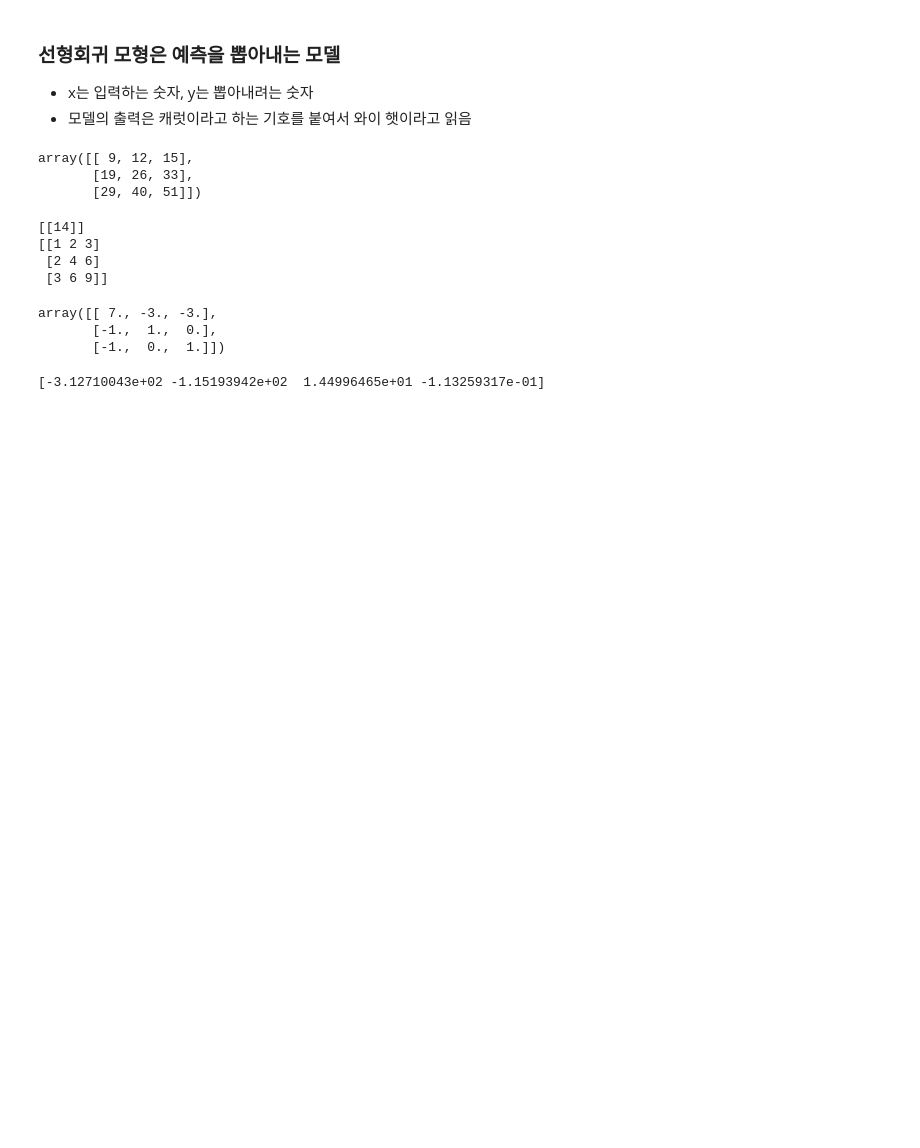
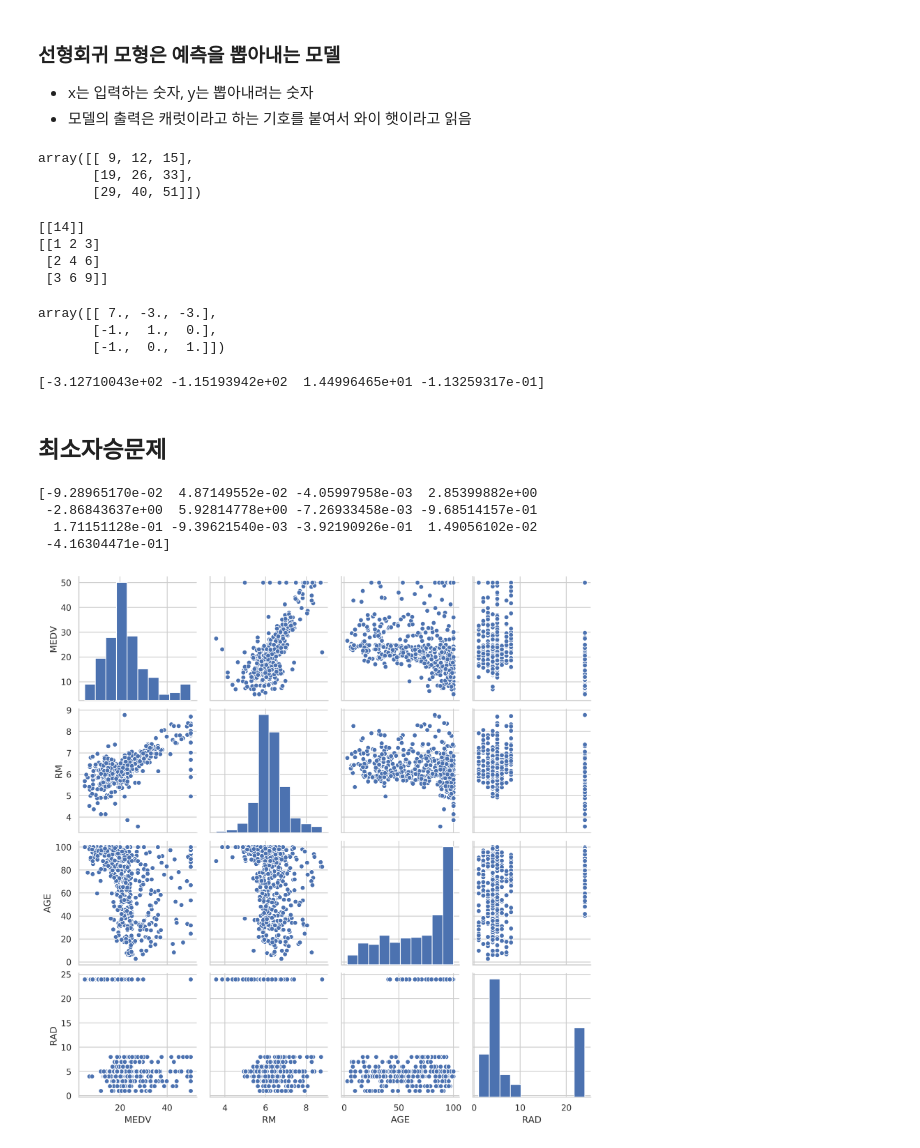
Before and after one commit to Seuleeee/python, a Jupyter notebook: linear_algebra/matrix_numpy.ipynb, the cells around one changed output. Drawn from its saved outputs; the diff is of its cells as text; code cells hidden in the pictures; blank space fills up the shorter version.

Commit message:
보스턴 집값, 최소자승문제, 벡터 기하학

```diff
--- a/linear_algebra/matrix_numpy.ipynb
+++ b/linear_algebra/matrix_numpy.ipynb
@@ -302,3 +302,28 @@ x = np.dot(Ainv, b)
 print(x)
 # %% [output]
 [-3.12710043e+02 -1.15193942e+02  1.44996465e+01 -1.13259317e-01]
+# %% [markdown]
+## 최소자승문제
+# %%
+from sklearn.datasets import load_boston
+boston = load_boston()
+X = boston.data
+y = boston.target
+
+x, resid, rank, s = np.linalg.lstsq(X, y)
+print(x)
+
+dfX = pd.DataFrame(boston.data, columns=boston.feature_names)
+dfy = pd.DataFrame(boston.target, columns=["MEDV"])
+df = pd.concat([dfX, dfy], axis=1)
+df.tail()
+
+cols = ["MEDV", "RM", "AGE", "RAD"]
+sns.pairplot(df[cols])
+plt.show()
+# %% [output]
+[-9.28965170e-02  4.87149552e-02 -4.05997958e-03  2.85399882e+00
+ -2.86843637e+00  5.92814778e+00 -7.26933458e-03 -9.68514157e-01
+  1.71151128e-01 -9.39621540e-03 -3.92190926e-01  1.49056102e-02
+ -4.16304471e-01]
+[figure, added]
```
